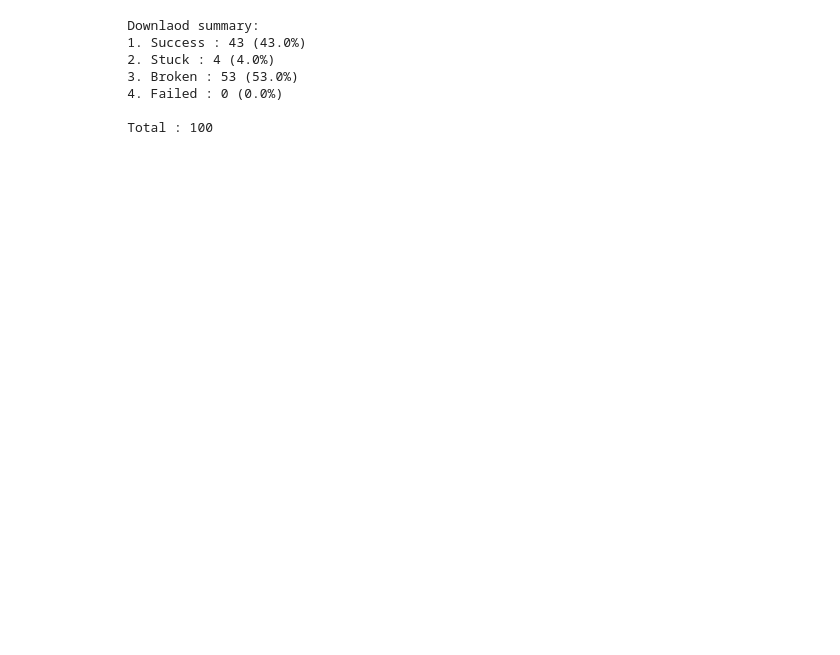
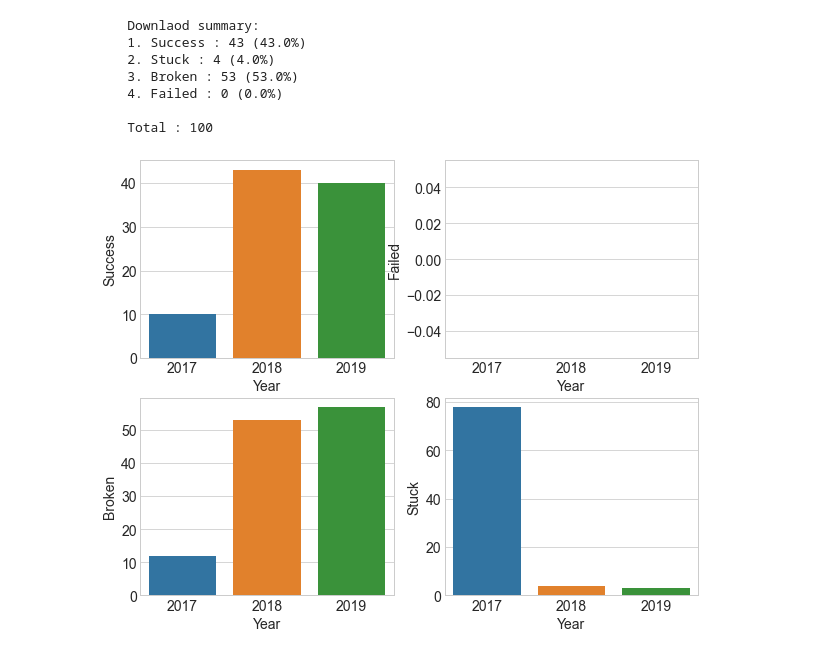
Before and after one commit to rahuldevlenka16/ESG-Scraping, a Jupyter notebook: Search and download(in progress).ipynb, the cells around one changed output. Drawn from its saved outputs; the diff is of its cells as text; code cells hidden in the pictures; blank space fills up the shorter version.

```diff
--- a/Search and download(in progress).ipynb
+++ b/Search and download(in progress).ipynb
@@ -28,3 +33,8 @@ import time
+# %%
+##customizing matplotlib
+plt.rcParams['figure.figsize'] = [10,8]# for 8:5 ratio
+plt.rcParams['font.size'] = 14
+plt.style.use('seaborn-whitegrid')
 # %% [markdown]
 ## Reading the list
 # %%
@@ -383,3 +441,7 @@ describe(2018)
     4. Failed : 0 (0.0%)
 
     Total : 100
+# %%
+describe_all()
+# %% [output]
+[figure, added]
```
Also changed, not shown: parts of 4 cells of this notebook.
